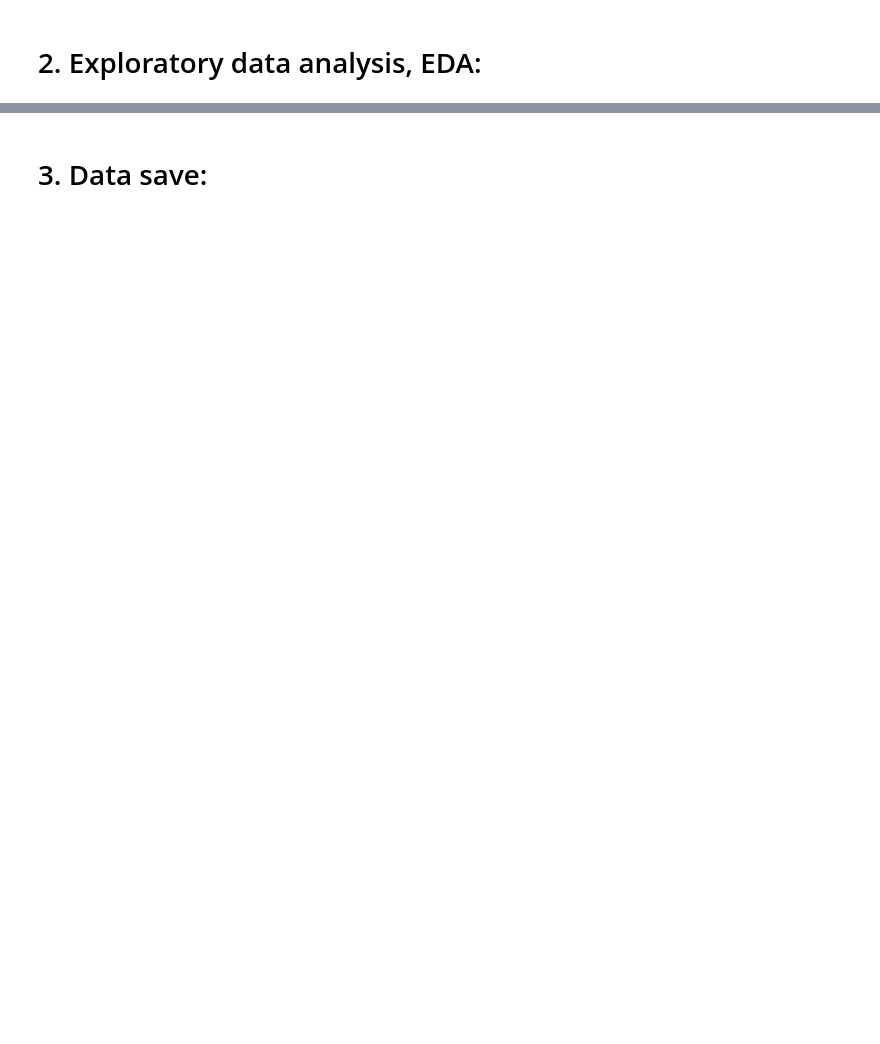
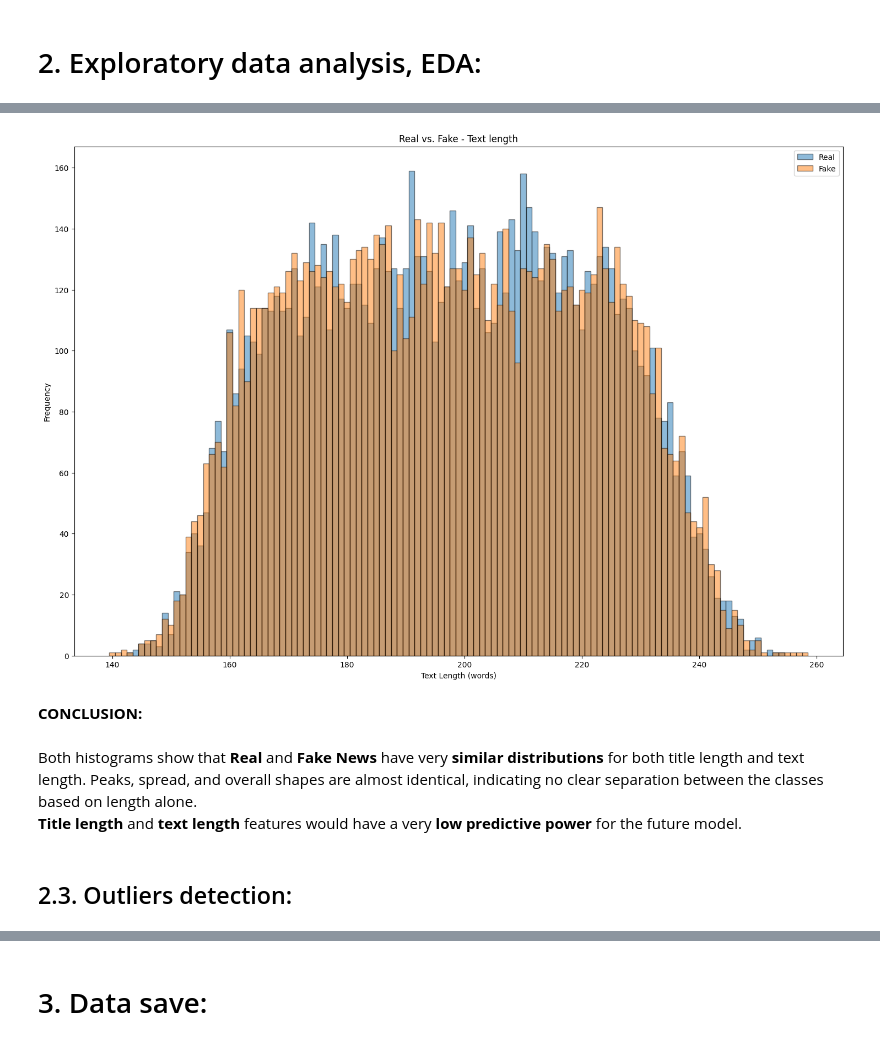
Before and after one commit to BenoitLoze1977/34.4_capstonethree_fakenewsdetection, a Jupyter notebook: notebooks/CapstoneThree_DataWrangling_EDA.ipynb, the cells around one changed output, grey strips where cells are left out. Saved outputs shown, nothing was run; the diff lists cells and outputs as text; code cells hidden in the pictures; blank space fills up the shorter version.

```diff
--- a/notebooks/CapstoneThree_DataWrangling_EDA.ipynb
+++ b/notebooks/CapstoneThree_DataWrangling_EDA.ipynb
@@ -218,0 +582,22 @@ df["title_clean"] = [clean_doc(doc) for doc in df["title_doc"]]
+# %%
+# alignment on bins:
+all_lengths = np.array(real_text_length + fake_text_length)
+bins = np.arange(all_lengths.min() - 0.5, all_lengths.max() + 1.5, 1)
+
+plt.figure(figsize=(18, 12))
+plt.hist(real_text_length, bins=bins, alpha=0.5, label="Real", edgecolor="black")
+plt.hist(fake_text_length, bins=bins, alpha=0.5, label="Fake", edgecolor="black")
+plt.xlabel("Text Length (words)")
+plt.ylabel("Frequency")
+plt.title("Real vs. Fake - Text length")
+plt.legend()
+plt.show()
+# %% [output]
+[figure, added]
+# %% [markdown]
+**CONCLUSION:**
+# %% [markdown]
+Both histograms show that **Real** and **Fake News** have very **similar distributions** for both title length and text length. Peaks, spread, and overall shapes are almost identical, indicating no clear separation between the classes based on length alone.
+**Title length** and **text length** features would have a very **low predictive power** for the future model.
+# %% [markdown]
+## 2.3. Outliers detection:
```
Also changed, not shown: parts of 104 cells of this notebook, 1 other file.
